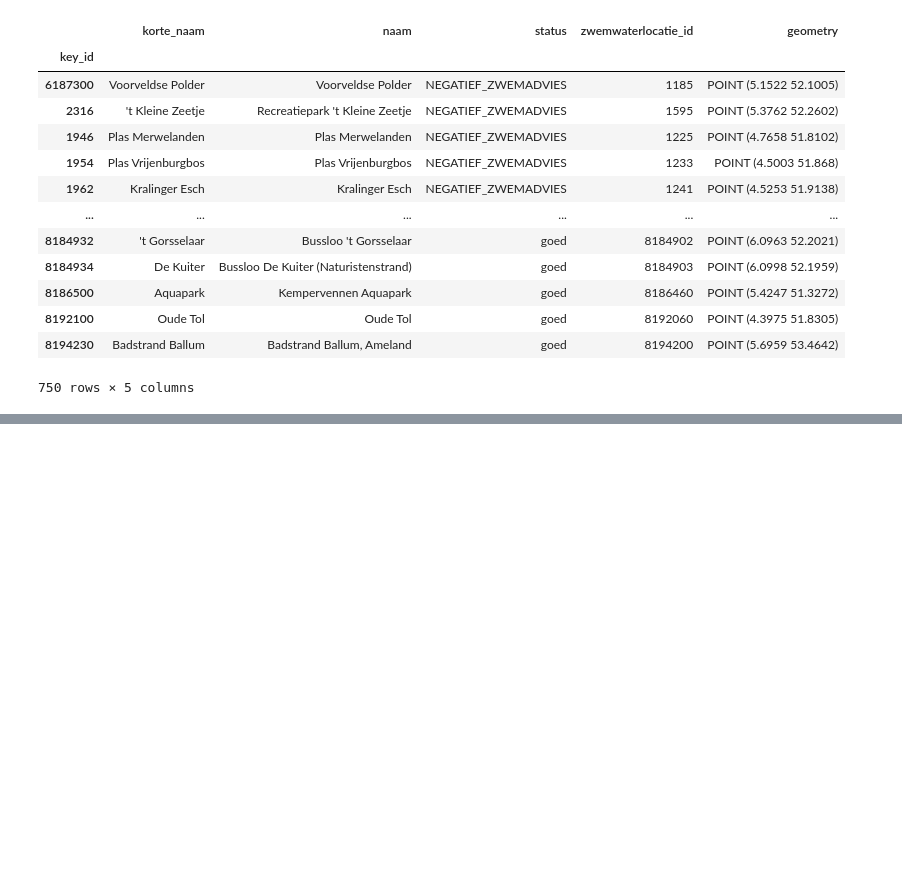
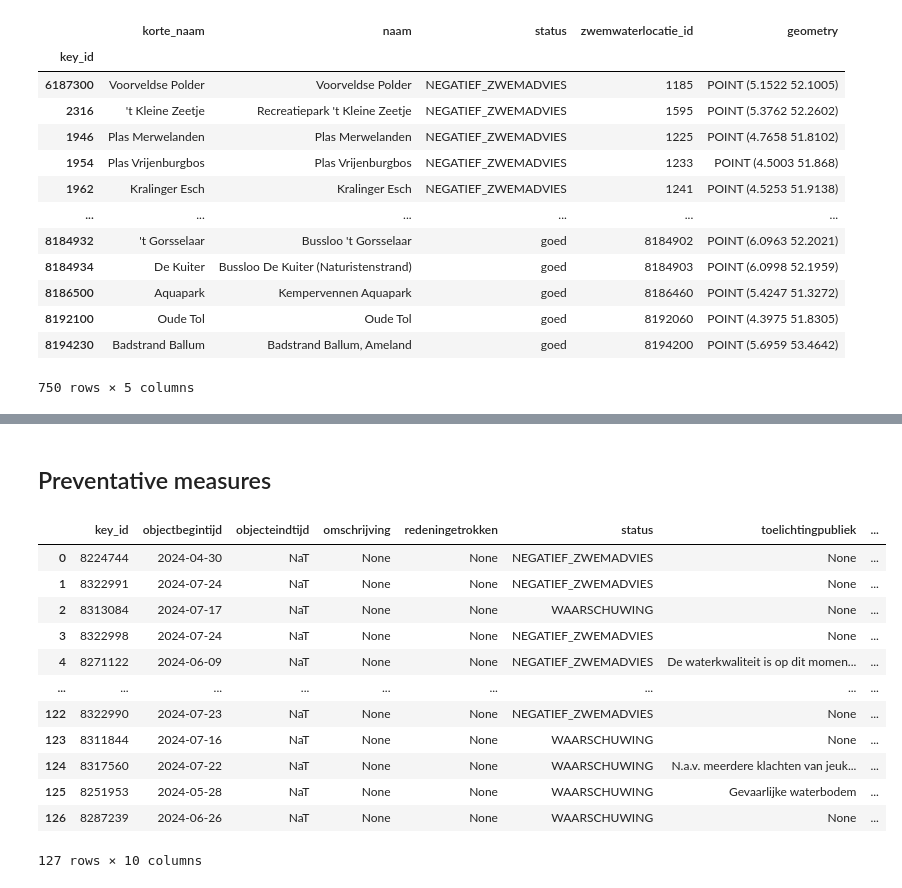
Before and after one commit to leonmelein/EUBathingWaterAPI, a Jupyter notebook: data/netherlands/NL-Datamodel.ipynb, the cells around one changed output, grey strips where cells are left out. Cells and saved outputs as stored; diff of their text form; code cells hidden in the pictures; blank space fills up the shorter version.

```diff
--- a/data/netherlands/NL-Datamodel.ipynb
+++ b/data/netherlands/NL-Datamodel.ipynb
@@ -110,0 +154,20 @@ data_clean.head()
+# %% [markdown]
+## Preventative measures
+# %%
+preventative_measures = load_wfs_layer("zwr_public:zwemplek_maatregel")
+preventative_measures = preventative_measures.drop(columns=['id', 'bw_code', 'object_type', 'toelichtingstandaardextended', 'type', 'geometry', 'zwemplek_naam'])
+preventative_measures
+# %% [output]
+|  | key_id | objectbegintijd | objecteindtijd | omschrijving | redeningetrokken | status | toelichtingpubliek | ... |
+| 0 | 8224744 | 2024-04-30 | NaT | None | None | NEGATIEF_ZWEMADVIES | None | ... |
+| 1 | 8322991 | 2024-07-24 | NaT | None | None | NEGATIEF_ZWEMADVIES | None | ... |
+| 2 | 8313084 | 2024-07-17 | NaT | None | None | WAARSCHUWING | None | ... |
+| 3 | 8322998 | 2024-07-24 | NaT | None | None | NEGATIEF_ZWEMADVIES | None | ... |
+| 4 | 8271122 | 2024-06-09 | NaT | None | None | NEGATIEF_ZWEMADVIES | De waterkwaliteit is op dit momen... | ... |
+| ... | ... | ... | ... | ... | ... | ... | ... | ... |
+| 122 | 8322990 | 2024-07-23 | NaT | None | None | NEGATIEF_ZWEMADVIES | None | ... |
+| 123 | 8311844 | 2024-07-16 | NaT | None | None | WAARSCHUWING | None | ... |
+| 124 | 8317560 | 2024-07-22 | NaT | None | None | WAARSCHUWING | N.a.v. meerdere klachten van jeuk... | ... |
+| 125 | 8251953 | 2024-05-28 | NaT | None | None | WAARSCHUWING | Gevaarlijke waterbodem | ... |
+| 126 | 8287239 | 2024-06-26 | NaT | None | None | WAARSCHUWING | None | ... |
+127 rows × 10 columns
```
Also changed, not shown: parts of 23 cells of this notebook.
